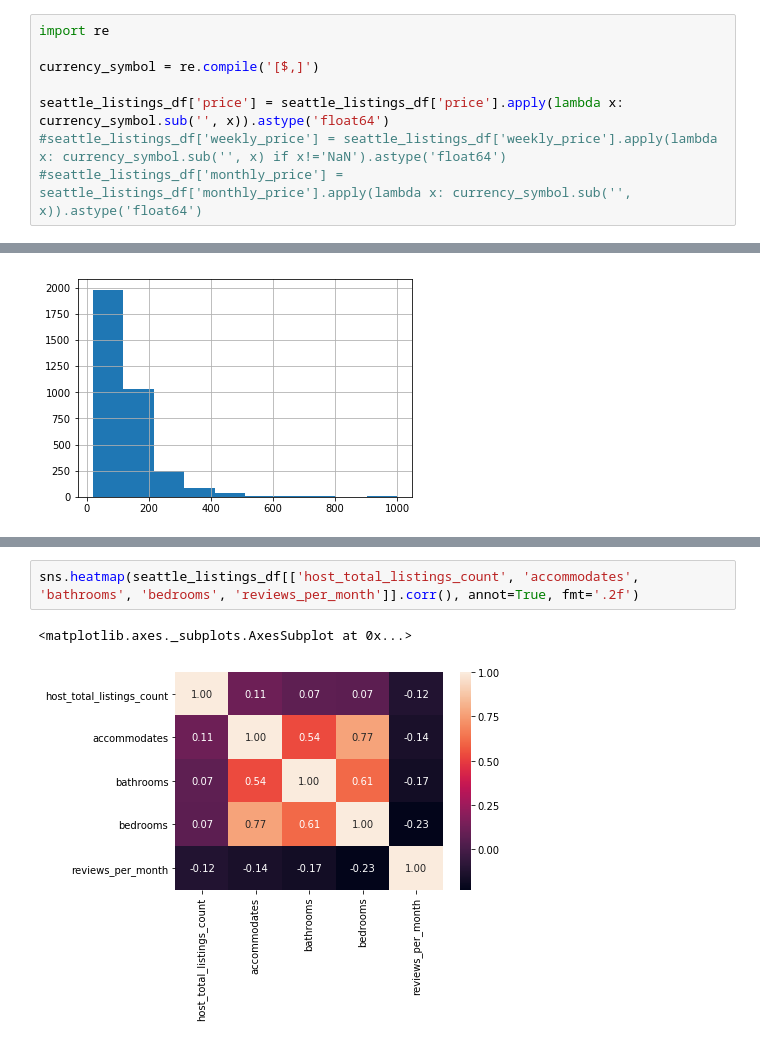
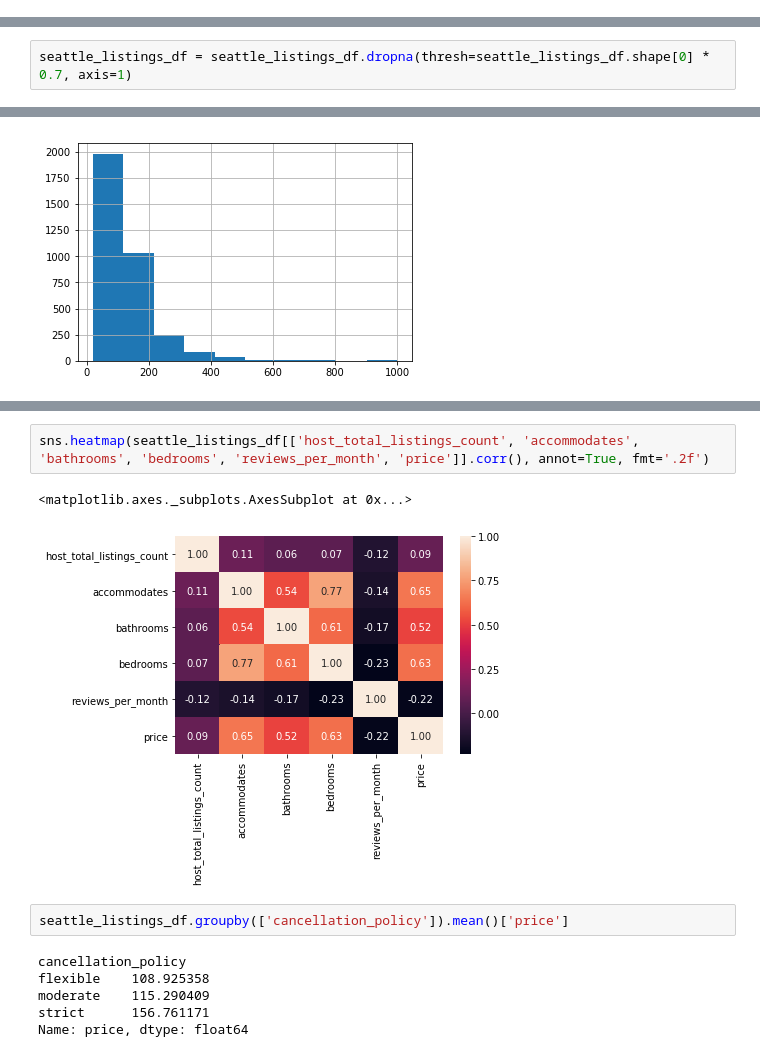
Before and after one commit to claudehotline/write_a_data_science_blog, a Jupyter notebook: Airbnb Seattle dataset.ipynb, the cells around one changed output, grey strips where cells are left out. Cells and saved outputs as stored; diff of their text form.

```diff
--- a/Airbnb Seattle dataset.ipynb
+++ b/Airbnb Seattle dataset.ipynb
@@ -89,8 +88,0 @@ Name: weekly_price, Length: 3818, dtype: object
-# %%
-import re
-
-currency_symbol = re.compile('[$,]')
-
-seattle_listings_df['price'] = seattle_listings_df['price'].apply(lambda x: currency_symbol.sub('', x)).astype('float64')
-#seattle_listings_df['weekly_price'] = seattle_listings_df['weekly_price'].apply(lambda x: currency_symbol.sub('', x) if x!='NaN').astype('float64')
-#seattle_listings_df['monthly_price'] = seattle_listings_df['monthly_price'].apply(lambda x: currency_symbol.sub('', x)).astype('float64')
@@ -100,0 +92,2 @@ SyntaxError: invalid syntax (<ipython-input-141-fa6481fe4601>, line 6)
+# %%
+seattle_listings_df = seattle_listings_df.dropna(thresh=seattle_listings_df.shape[0] * 0.7, axis=1)
@@ -144,5 +220,13 @@ array([[<matplotlib.axes._subplots.AxesSubplot object at 0x...>,
 # %%
-sns.heatmap(seattle_listings_df[['host_total_listings_count', 'accommodates', 'bathrooms', 'bedrooms', 'reviews_per_month']].corr(), annot=True, fmt='.2f')
+sns.heatmap(seattle_listings_df[['host_total_listings_count', 'accommodates', 'bathrooms', 'bedrooms', 'reviews_per_month', 'price']].corr(), annot=True, fmt='.2f')
 # %% [output]
 <matplotlib.axes._subplots.AxesSubplot at 0x...>
-[figure, old version]
+[figure, new version]
+# %%
+seattle_listings_df.groupby(['cancellation_policy']).mean()['price']
+# %% [output]
+cancellation_policy
+flexible    108.925358
+moderate    115.290409
+strict      156.761171
+Name: price, dtype: float64
```
Also changed, not shown: parts of 17 cells of this notebook.
